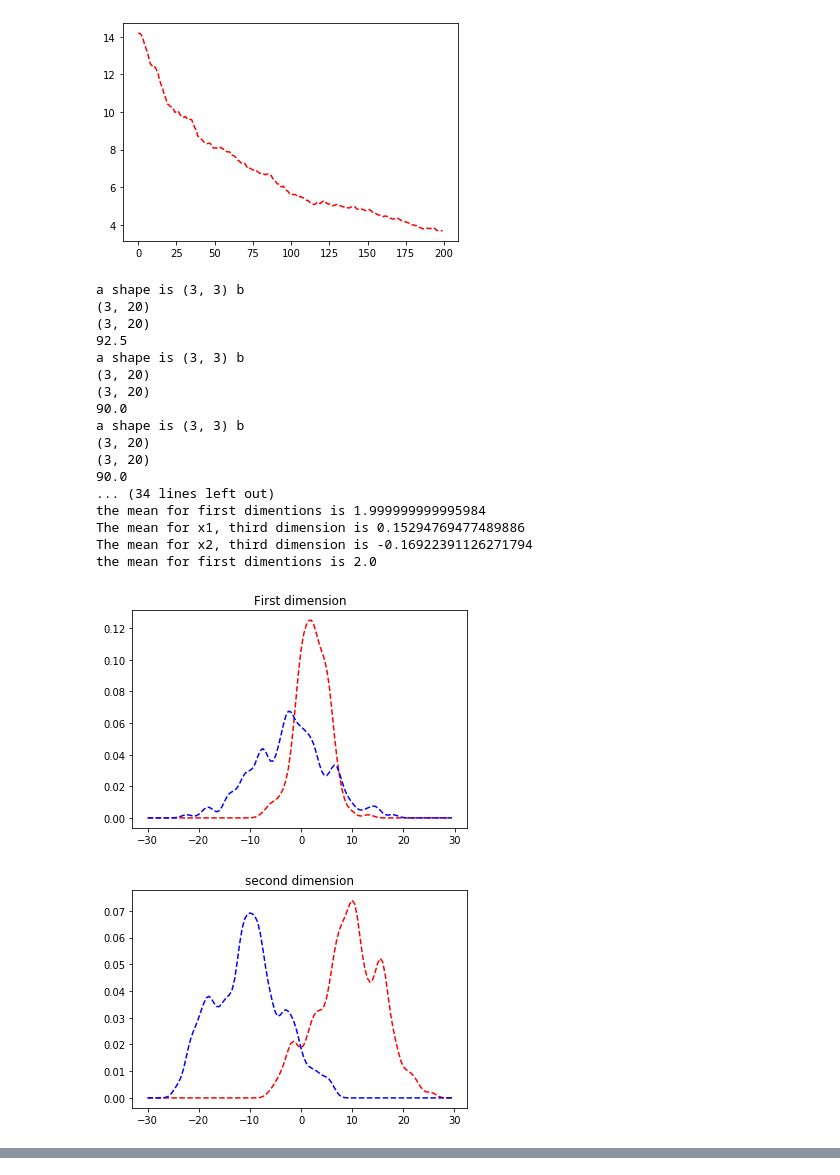
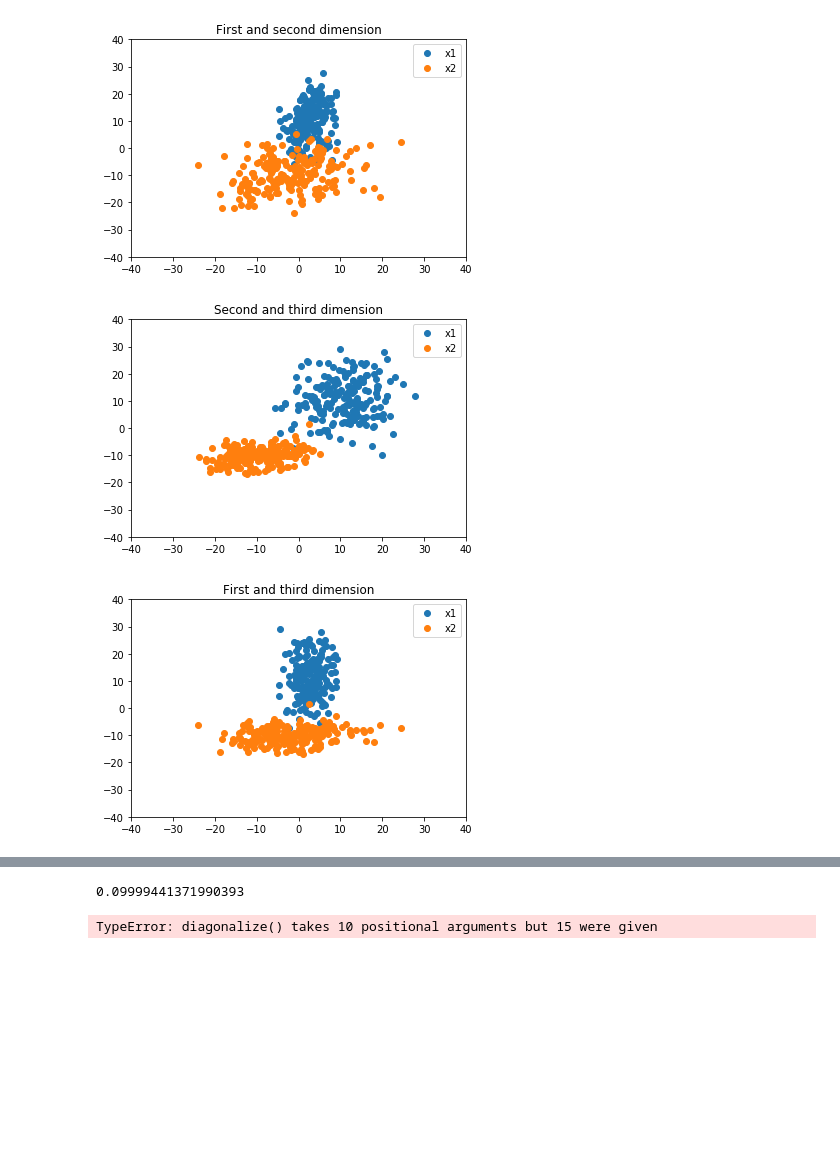
Before and after one commit to pvafaie/Pattern-recogntion, a Jupyter notebook: Pattern.ipynb, the cells around one changed output, grey strips where cells are left out. Cells and saved outputs as stored; diff of their text form; code cells hidden in the pictures; blank space fills up the shorter version.

```diff
--- a/Pattern.ipynb
+++ b/Pattern.ipynb
@@ -143,6 +0,0 @@ def display(x1,x2,index_size):
-# %%
-def generate_classifier(sigma1,mu1,sigma2,mu2):
-    A = (np.linalg.inv(sigma2) - np.linalg.inv(sigma1))
-    B = (np.dot(np.transpose(mu1),np.linalg.inv(sigma1)) - np.dot(np.transpose(mu2),np.linalg.inv(sigma2)))
-    C = 1/2 * np.log(np.linalg.det(sigma2)/np.linalg.det(sigma1)) + (np.dot(np.dot(np.transpose(mu2),np.linalg.inv(sigma2)),mu2) - np.dot(np.dot(np.transpose(mu1), np.linalg.inv(sigma1)),mu1))* 1/2
-    return A,B,C
@@ -463,38 +26,37 @@ w1, v1 = LA.eig(sigma1)
 w2, v2 = LA.eig(sigma2)
 
 
+
+
 X1 = generate_Gaussian_random_vector(mu1,sigma1,3,200)
 
 X2 = generate_Gaussian_random_vector(mu2,sigma2,3,200)
 
+print(f"Sigma for x1 is\n {sigma1} \n")
+print(f"Mu for x1 is\n {mu1}\n")
+print(f"Sigma for x2 is\n {sigma2} \n")
+print(f"Mu for x2 is\ {mu2}\n")
+
+
+
+display(X1,X2,40)
+
+X1_test = generate_Gaussian_random_vector(mu1,sigma1,3,200)
+X2_test = generate_Gaussian_random_vector(mu2,sigma2,3,200)
 
 A,B,C = generate_classifier(sigma1,mu1,sigma2,mu2)
 print(A[2,2])
 
 
-sigma_1,mu_1,sigma_2,mu_2 = MaximumLiklihood(X1,X2)
-print(f"The true sigma 1 is \n{sigma1}")
-print(sigma_1)
-print(mu_1)
-
-print(f"The true sigma 2 is \n{sigma2}")
-print(sigma_2)
-print(mu_2)
-sigma0 = np.array([[1,0,0],[0,1,0],[0,0,1]])
-mu0 = np.array([0,0,0])
-mu_1_bayes,mu_2_bayes = Baysian(X1,X2,sigma1,sigma2,sigma0,mu0)
-
-print(f" MU1 for Bayes is \n{mu_1_bayes}")
-print(f"MU2 for Bayes is \n{mu_2_bayes}")
-
-mu1_n_points = baysian_n_points(X1,X2,sigma1,sigma2,mu1,mu2,sigma0,mu0)
-plot_Baysian(mu1_n_points, len(X1[0]))
-
-
-K_cross_validation(10,'Bayes',X1,X2,sigma1,sigma2,sigma0,mu0)
 
 
 
-x1_dist,x2_dist = parzen_window(X1,X2,1)
-plot_univariate_prob(x1_dist,x2_dist)
+
+
+
+X1,X2,sigma1,sigma2,mu1,mu2,v_z = diagonalize(a,b,c,alfa,beta,X1,w1,v1,X2,w2,v2,sigma1,sigma2,mu1,mu2)
+
+display(X1,X2,10)
+X1_test = generate_Gaussian_random_vector(mu1,sigma1,3,200)
+X2_test = generate_Gaussian_random_vector(mu2,sigma2,3,200)
 # %% [output]
@@ -518,20 +81,3 @@ MU2 for Bayes is
-[figure, old version]
+[figure, new version]
-a shape is (3, 3) b
-(3, 20)
-(3, 20)
-92.5
-a shape is (3, 3) b
-(3, 20)
-(3, 20)
-90.0
-a shape is (3, 3) b
-(3, 20)
-(3, 20)
-90.0
-... (34 lines left out)
-the mean for first dimentions is 1.999999999995984
-The mean for x1, third dimension is 0.15294769477489886
-The mean for x2, third dimension is -0.16922391126271794
-the mean for first dimentions is 2.0
-[figure, old version]
+[figure, new version]
-[figure, old version]
+[figure, new version]
@@ -538,0 +84,2 @@ the mean for first dimentions is 2.0
+0.09999441371990393
+TypeError: diagonalize() takes 10 positional arguments but 15 were given
```
Also changed, not shown: parts of 27 cells of this notebook.
